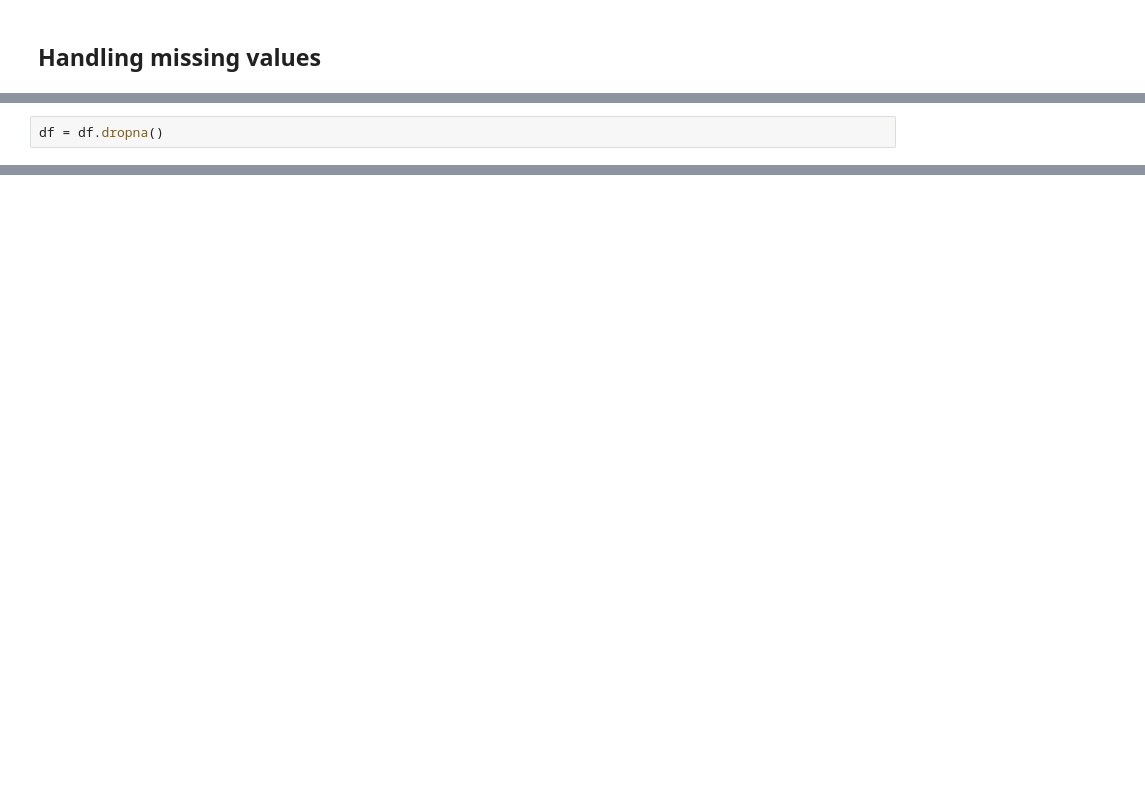
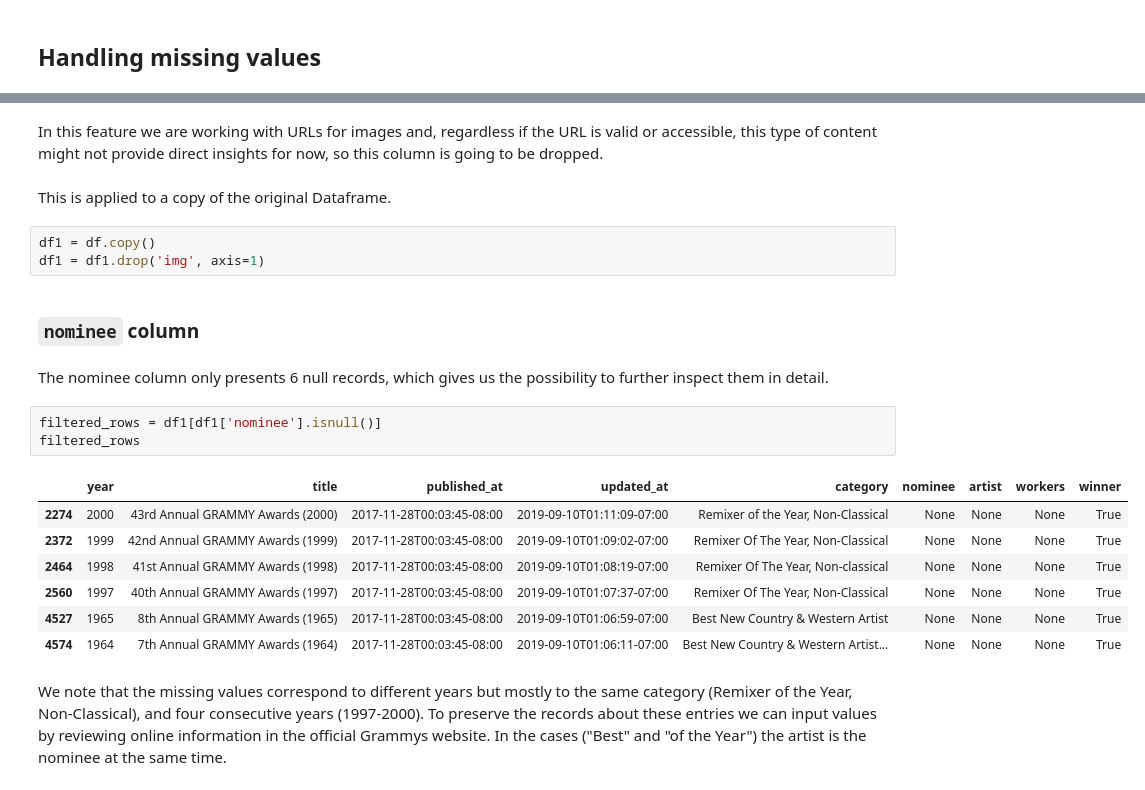
Before and after one commit to ntlg72/ws_002, a Jupyter notebook: notebooks/3.0-nlg-eda-grammys.ipynb, the cells around one changed output, grey strips where cells are left out. Cells and saved outputs as stored; diff of their text form; blank space fills up the shorter version.

```diff
--- a/notebooks/3.0-nlg-eda-grammys.ipynb
+++ b/notebooks/3.0-nlg-eda-grammys.ipynb
@@ -181,2 +183,0 @@ As stablished previously, only one rows contains missing values, amounting to ap
-# %%
-df = df.dropna()
@@ -361,0 +186,24 @@ array(['acoustic', 'afrobeat', 'alt-rock', 'alternative', 'ambient',
+# %% [markdown]
+In this feature we are working with URLs for images and, regardless if the URL is valid or accessible, this type of content might not provide direct insights for now, so this column is going to be dropped.
+# %% [markdown]
+This is applied to a copy of the original Dataframe.
+# %%
+df1 = df.copy()
+df1 = df1.drop('img', axis=1)
+# %% [markdown]
+### `nominee` column
+# %% [markdown]
+The nominee column only presents 6 null records, which gives us the possibility to further inspect them in detail.
+# %%
+filtered_rows = df1[df1['nominee'].isnull()]
+filtered_rows
+# %% [output]
+|  | year | title | published_at | updated_at | category | nominee | artist | workers | winner |
+| 2274 | 2000 | 43rd Annual GRAMMY Awards (2000) | 2017-11-28T00:03:45-08:00 | 2019-09-10T01:11:09-07:00 | Remixer of the Year, Non-Classical | None | None | None | True |
+| 2372 | 1999 | 42nd Annual GRAMMY Awards (1999) | 2017-11-28T00:03:45-08:00 | 2019-09-10T01:09:02-07:00 | Remixer Of The Year, Non-Classical | None | None | None | True |
+| 2464 | 1998 | 41st Annual GRAMMY Awards (1998) | 2017-11-28T00:03:45-08:00 | 2019-09-10T01:08:19-07:00 | Remixer Of The Year, Non-classical | None | None | None | True |
+| 2560 | 1997 | 40th Annual GRAMMY Awards (1997) | 2017-11-28T00:03:45-08:00 | 2019-09-10T01:07:37-07:00 | Remixer Of The Year, Non-Classical | None | None | None | True |
+| 4527 | 1965 | 8th Annual GRAMMY Awards (1965) | 2017-11-28T00:03:45-08:00 | 2019-09-10T01:06:59-07:00 | Best New Country & Western Artist | None | None | None | True |
+| 4574 | 1964 | 7th Annual GRAMMY Awards (1964) | 2017-11-28T00:03:45-08:00 | 2019-09-10T01:06:11-07:00 | Best New Country & Western Artist... | None | None | None | True |
+# %% [markdown]
+We note that the missing values correspond to different years but mostly to the same category (Remixer of the Year, Non-Classical), and four consecutive years (1997-2000). To preserve the records about these entries we can input values by reviewing online information in the official Grammys website. In the cases ("Best" and "of the Year") the artist is the nominee at the same time.
```
Also changed, not shown: parts of 68 cells of this notebook, 1 other file.
